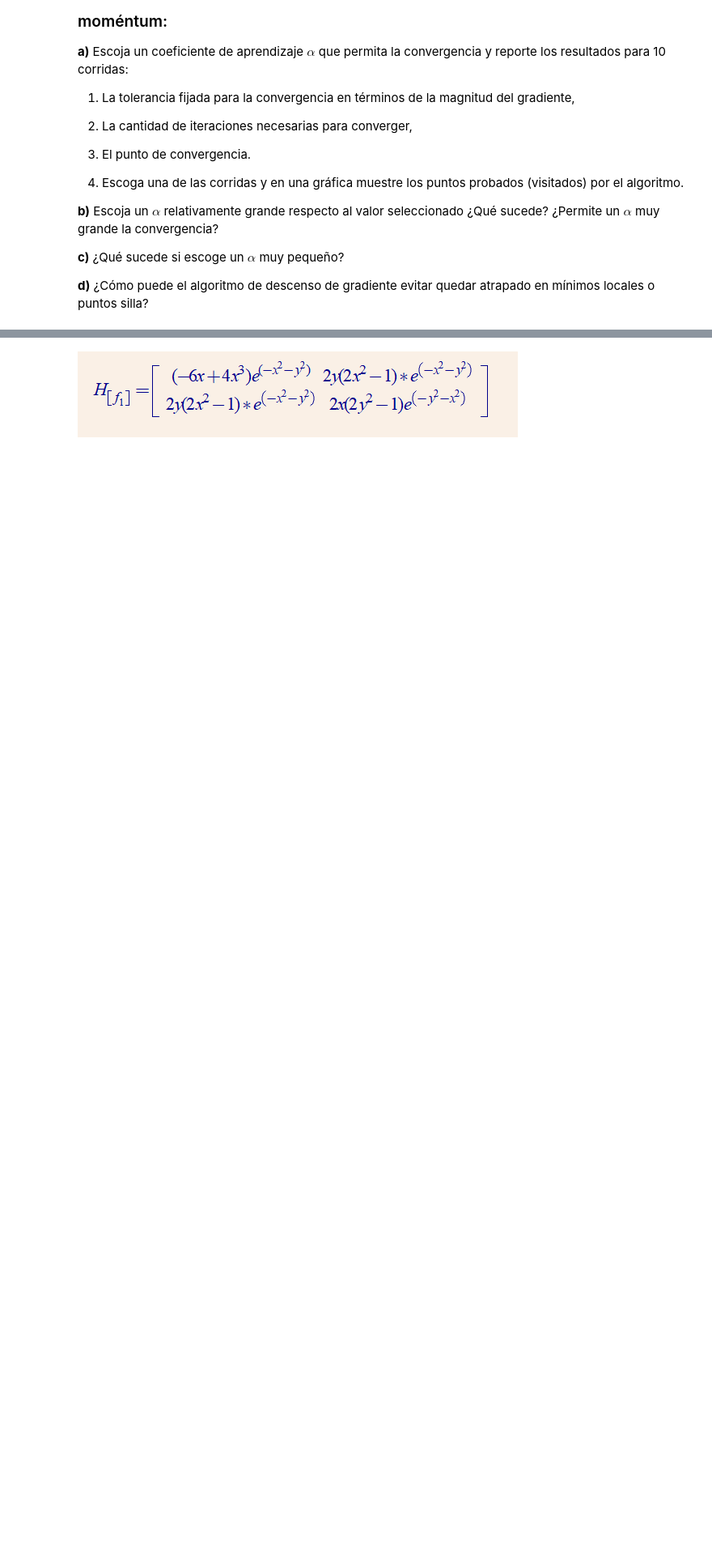
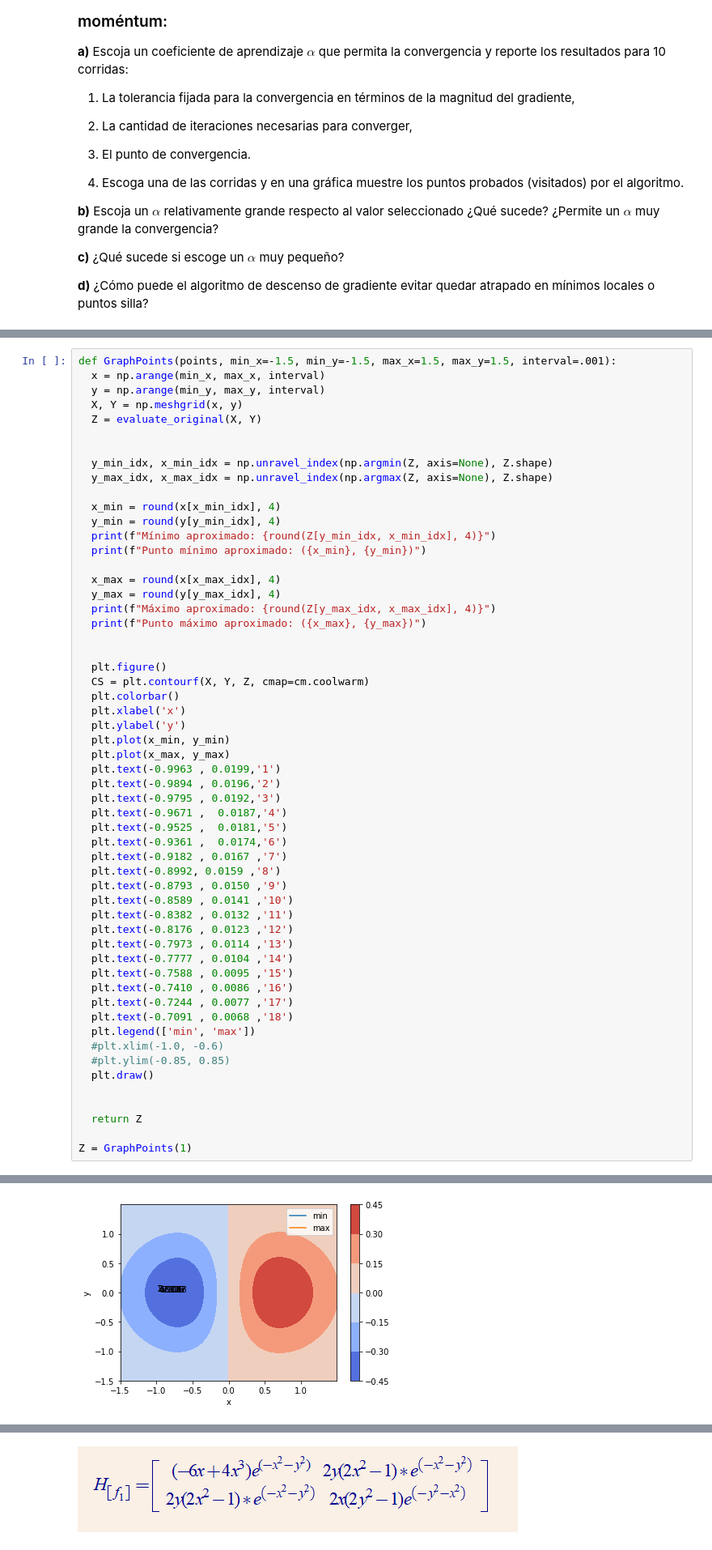
Before and after one commit to evillag/TEC_DL_II-2022, a Jupyter notebook: TP1/TP1_IBVOEV.ipynb, the cells around one changed output, grey strips where cells are left out. Shown at 81% size. Cells and saved outputs as stored; diff of their text form; blank space fills up the shorter version.

```diff
--- a/TP1/TP1_IBVOEV.ipynb
+++ b/TP1/TP1_IBVOEV.ipynb
@@ -154,0 +232,57 @@ Punto máximo aproximado: (0.707, -0.0)
+# %%
+def GraphPoints(points, min_x=-1.5, min_y=-1.5, max_x=1.5, max_y=1.5, interval=.001):
+  x = np.arange(min_x, max_x, interval)
+  y = np.arange(min_y, max_y, interval)
+  X, Y = np.meshgrid(x, y)
+  Z = evaluate_original(X, Y)
+
+
+  y_min_idx, x_min_idx = np.unravel_index(np.argmin(Z, axis=None), Z.shape)
+  y_max_idx, x_max_idx = np.unravel_index(np.argmax(Z, axis=None), Z.shape)
+
+  x_min = round(x[x_min_idx], 4)
+  y_min = round(y[y_min_idx], 4)
+  print(f"Mínimo aproximado: {round(Z[y_min_idx, x_min_idx], 4)}")
+  print(f"Punto mínimo aproximado: ({x_min}, {y_min})")
+
+  x_max = round(x[x_max_idx], 4)
+  y_max = round(y[y_max_idx], 4)
+  print(f"Máximo aproximado: {round(Z[y_max_idx, x_max_idx], 4)}")
+  print(f"Punto máximo aproximado: ({x_max}, {y_max})")
+
+
+  plt.figure()
+  CS = plt.contourf(X, Y, Z, cmap=cm.coolwarm)
+  plt.colorbar()
+  plt.xlabel('x')
+  plt.ylabel('y')
+  plt.plot(x_min, y_min)
+  plt.plot(x_max, y_max)
+  plt.text(-0.9963 , 0.0199,'1')
+  plt.text(-0.9894 , 0.0196,'2')
+  plt.text(-0.9795 , 0.0192,'3')
+  plt.text(-0.9671 ,  0.0187,'4')
+  plt.text(-0.9525 ,  0.0181,'5')
+  plt.text(-0.9361 ,  0.0174,'6')
+  plt.text(-0.9182 , 0.0167 ,'7')
+  plt.text(-0.8992, 0.0159 ,'8')
+  plt.text(-0.8793 , 0.0150 ,'9')
+  plt.text(-0.8589 , 0.0141 ,'10')
+  plt.text(-0.8382 , 0.0132 ,'11')
+  plt.text(-0.8176 , 0.0123 ,'12')
+  plt.text(-0.7973 , 0.0114 ,'13')
+  plt.text(-0.7777 , 0.0104 ,'14')
+  plt.text(-0.7588 , 0.0095 ,'15')
+  plt.text(-0.7410 , 0.0086 ,'16')
+  plt.text(-0.7244 , 0.0077 ,'17')
+  plt.text(-0.7091 , 0.0068 ,'18')
+  plt.legend(['min', 'max'])
+  #plt.xlim(-1.0, -0.6)
+  #plt.ylim(-0.85, 0.85)
+  plt.draw()
+
+
+  return Z
+
+Z = GraphPoints(1)
+# %% [output]
@@ -155,3 +293,4 @@ Punto máximo aproximado: (0.707, -0.0)
+[figure, added]
 # %% [markdown]
 ### 1.3) (20 puntos) Implemente el algoritmo de Newton-Raphson:
 
```
Also changed, not shown: parts of 13 cells of this notebook.
